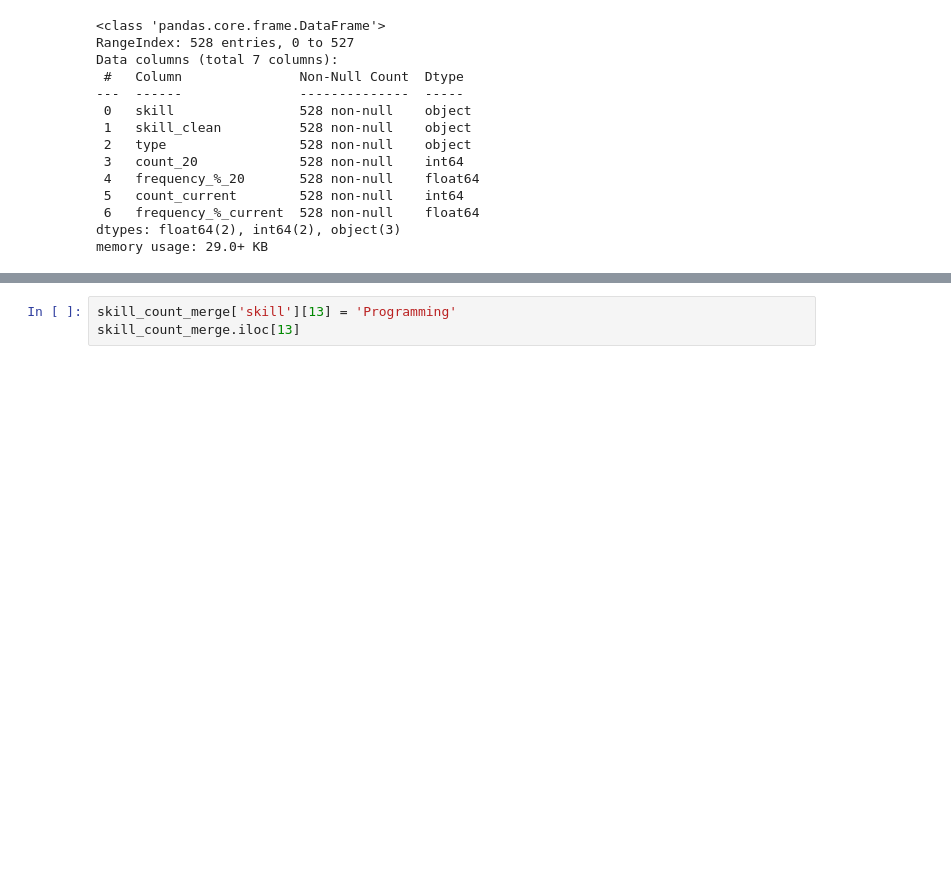
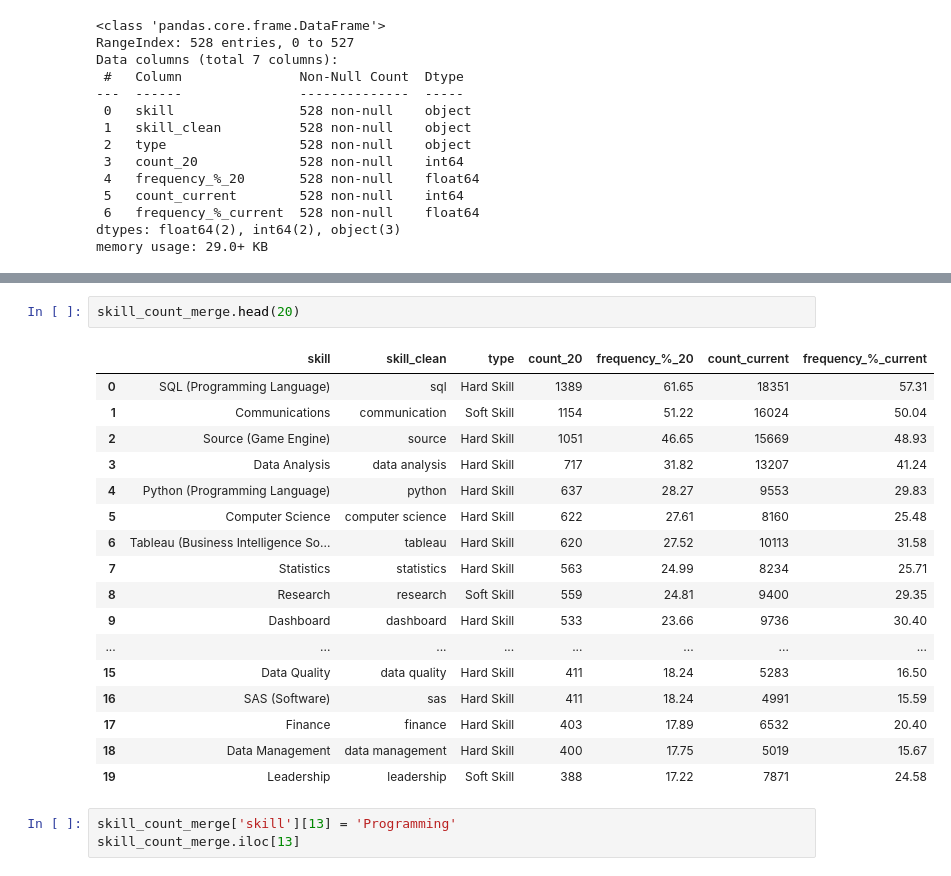
Before and after one commit to KristinaGol/Capstone-Project-DataCVPro, a Jupyter notebook: extract_skill_count_20.ipynb, the cells around one changed output, grey strips where cells are left out. Cells and saved outputs as stored; diff of their text form; blank space fills up the shorter version.

```diff
--- a/extract_skill_count_20.ipynb
+++ b/extract_skill_count_20.ipynb
@@ -451,3 +456,23 @@ skill_count_merge['count_current'][7] = skill_count_merge['count_current'][7] +
+# %%
+skill_count_merge.head(20)
+# %% [output]
+|  | skill | skill_clean | type | count_20 | frequency_%_20 | count_current | frequency_%_current |
+| 0 | SQL (Programming Language) | sql | Hard Skill | 1389 | 61.65 | 18351 | 57.31 |
+| 1 | Communications | communication | Soft Skill | 1154 | 51.22 | 16024 | 50.04 |
+| 2 | Source (Game Engine) | source | Hard Skill | 1051 | 46.65 | 15669 | 48.93 |
+| 3 | Data Analysis | data analysis | Hard Skill | 717 | 31.82 | 13207 | 41.24 |
+| 4 | Python (Programming Language) | python | Hard Skill | 637 | 28.27 | 9553 | 29.83 |
+| 5 | Computer Science | computer science | Hard Skill | 622 | 27.61 | 8160 | 25.48 |
+| 6 | Tableau (Business Intelligence So... | tableau | Hard Skill | 620 | 27.52 | 10113 | 31.58 |
+| 7 | Statistics | statistics | Hard Skill | 563 | 24.99 | 8234 | 25.71 |
+| 8 | Research | research | Soft Skill | 559 | 24.81 | 9400 | 29.35 |
+| 9 | Dashboard | dashboard | Hard Skill | 533 | 23.66 | 9736 | 30.40 |
+| ... | ... | ... | ... | ... | ... | ... | ... |
+| 15 | Data Quality | data quality | Hard Skill | 411 | 18.24 | 5283 | 16.50 |
+| 16 | SAS (Software) | sas | Hard Skill | 411 | 18.24 | 4991 | 15.59 |
+| 17 | Finance | finance | Hard Skill | 403 | 17.89 | 6532 | 20.40 |
+| 18 | Data Management | data management | Hard Skill | 400 | 17.75 | 5019 | 15.67 |
+| 19 | Leadership | leadership | Soft Skill | 388 | 17.22 | 7871 | 24.58 |
 # %%
 skill_count_merge['skill'][13] = 'Programming'
 skill_count_merge.iloc[13]
```
Also changed, not shown: parts of 5 cells of this notebook, 1 other file.
